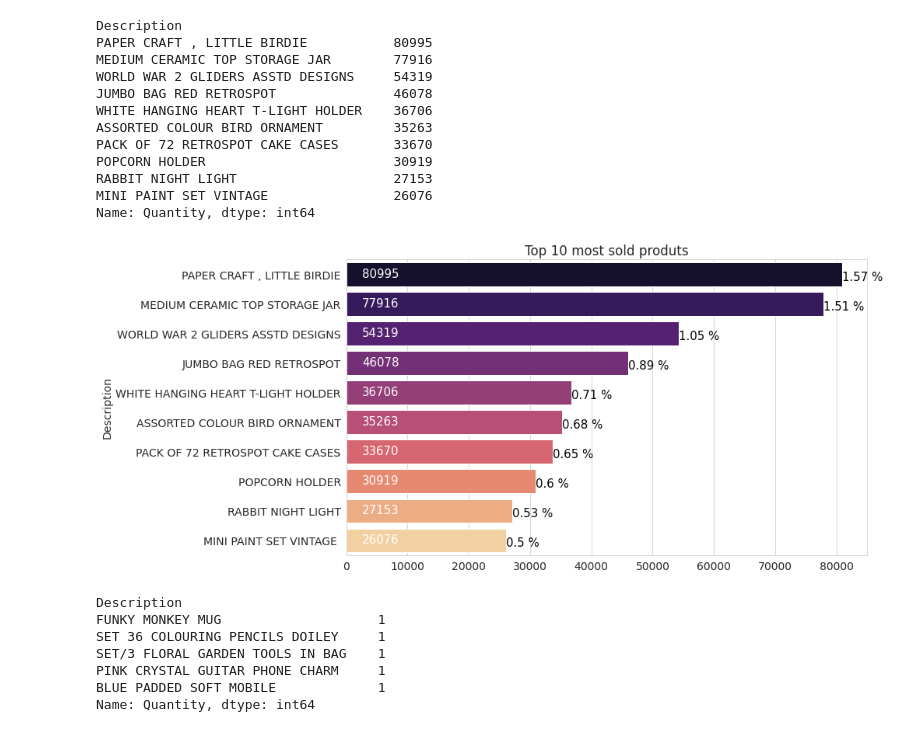
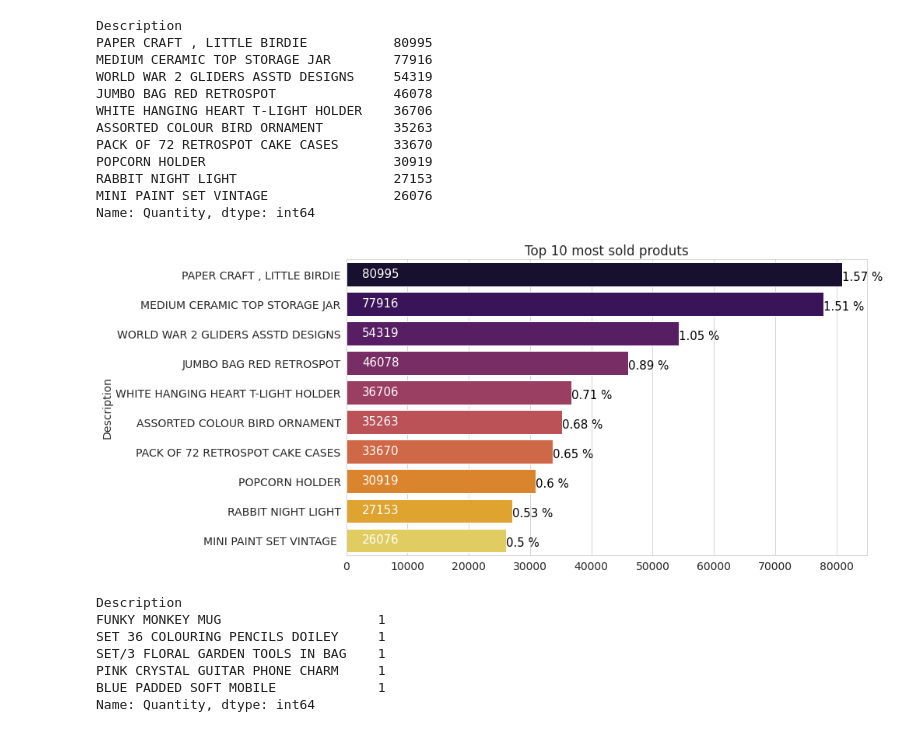
Before and after one commit to Gaurav2912/Customer-Segmentation-, a Jupyter notebook: Customer_Segmentation_Capstone_Project.ipynb, the cells around one changed output. Drawn from its saved outputs; the diff is of its cells as text; code cells hidden in the pictures.

```diff
--- a/Customer_Segmentation_Capstone_Project.ipynb
+++ b/Customer_Segmentation_Capstone_Project.ipynb
@@ -502,9 +543,9 @@ MINI PAINT SET VINTAGE                26076
 Name: Quantity, dtype: int64
 # %%
 # Bar plot
-top_nbar(prod_sold, "Top 10 most sold produts", 'magma')
+horizontal_nbar(prod_sold, "Top 10 most sold produts", 'inferno')
 # %% [output]
-[figure, old version]
+[figure, new version]
 # %%
 # least sold products are
 prod_sold[prod_sold == min(prod_sold)].head()
```
Also changed, not shown: parts of 30 cells of this notebook.
